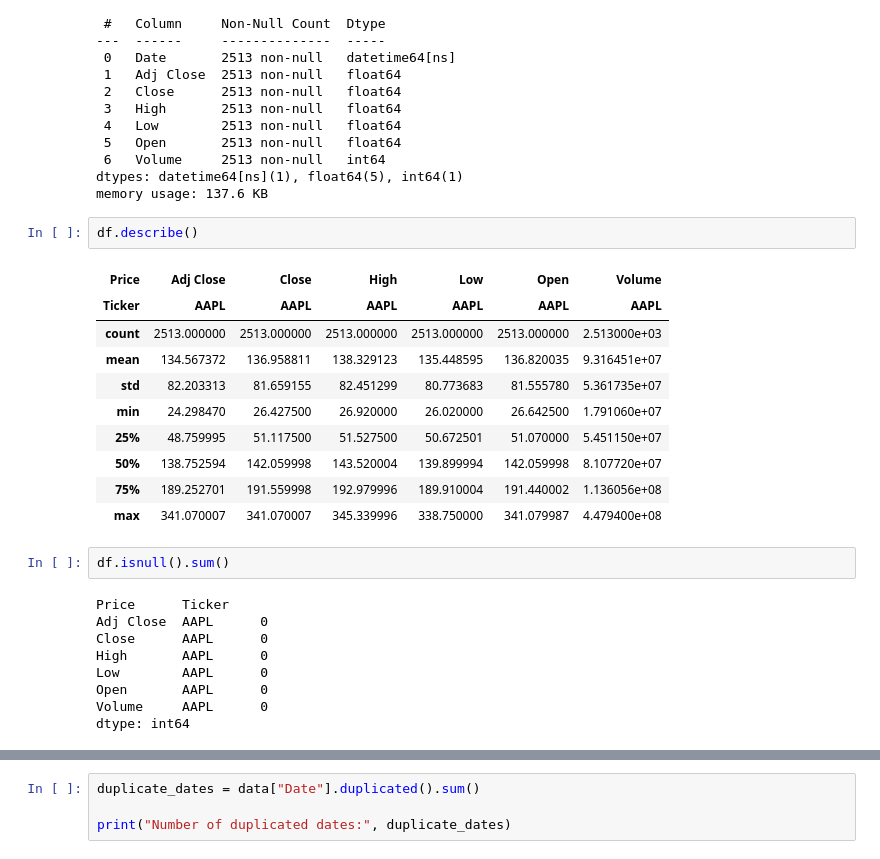
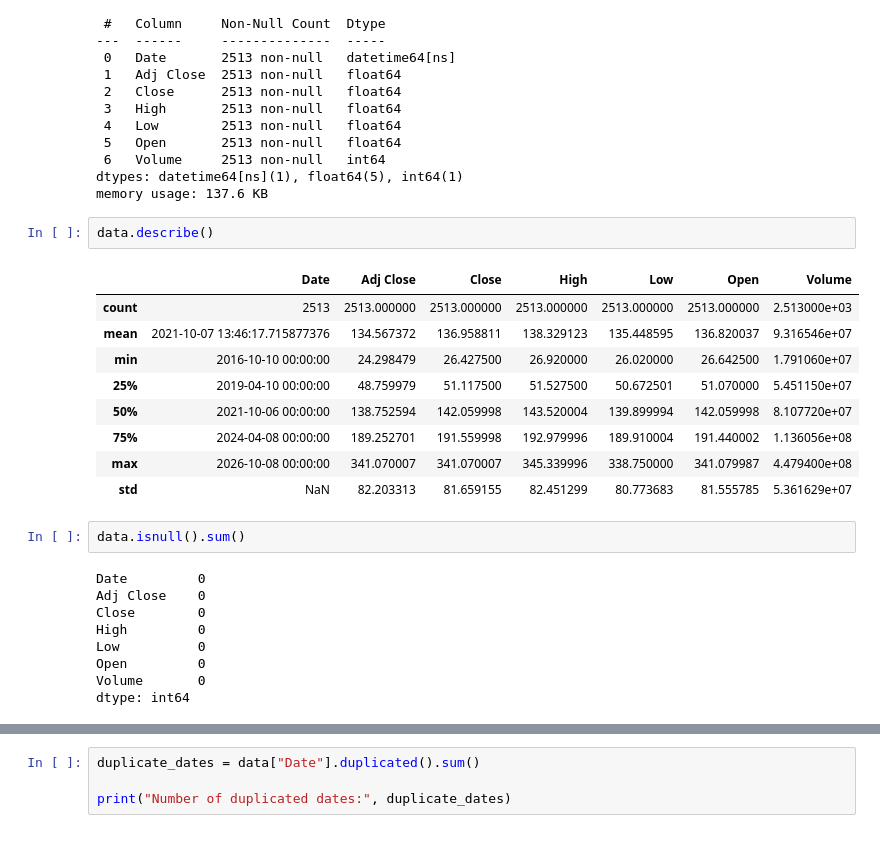
Before and after one commit to 2026228-dev/CA1MLB-2026228, a Jupyter notebook: AAPL.ipynb, the cells around one changed output, grey strips where cells are left out. Cells and saved outputs as stored; diff of their text form.

```diff
--- a/AAPL.ipynb
+++ b/AAPL.ipynb
@@ -91,27 +95,26 @@ Data columns (total 7 columns):
 dtypes: datetime64[ns](1), float64(5), int64(1)
 memory usage: 137.6 KB
 # %%
-df.describe()
+data.describe()
 # %% [output]
-| Price | Adj Close | Close | High | Low | Open | Volume |
-| Ticker | AAPL | AAPL | AAPL | AAPL | AAPL | AAPL |
-| count | 2513.000000 | 2513.000000 | 2513.000000 | 2513.000000 | 2513.000000 | 2.513000e+03 |
-| mean | 134.567372 | 136.958811 | 138.329123 | 135.448595 | 136.820035 | 9.316451e+07 |
-| std | 82.203313 | 81.659155 | 82.451299 | 80.773683 | 81.555780 | 5.361735e+07 |
-| min | 24.298470 | 26.427500 | 26.920000 | 26.020000 | 26.642500 | 1.791060e+07 |
-| 25% | 48.759995 | 51.117500 | 51.527500 | 50.672501 | 51.070000 | 5.451150e+07 |
-| 50% | 138.752594 | 142.059998 | 143.520004 | 139.899994 | 142.059998 | 8.107720e+07 |
-| 75% | 189.252701 | 191.559998 | 192.979996 | 189.910004 | 191.440002 | 1.136056e+08 |
-| max | 341.070007 | 341.070007 | 345.339996 | 338.750000 | 341.079987 | 4.479400e+08 |
+|  | Date | Adj Close | Close | High | Low | Open | Volume |
+| count | 2513 | 2513.000000 | 2513.000000 | 2513.000000 | 2513.000000 | 2513.000000 | 2.513000e+03 |
+| mean | 2021-10-07 13:46:17.715877376 | 134.567372 | 136.958811 | 138.329123 | 135.448595 | 136.820037 | 9.316546e+07 |
+| min | 2016-10-10 00:00:00 | 24.298479 | 26.427500 | 26.920000 | 26.020000 | 26.642500 | 1.791060e+07 |
+| 25% | 2019-04-10 00:00:00 | 48.759979 | 51.117500 | 51.527500 | 50.672501 | 51.070000 | 5.451150e+07 |
+| 50% | 2021-10-06 00:00:00 | 138.752594 | 142.059998 | 143.520004 | 139.899994 | 142.059998 | 8.107720e+07 |
+| 75% | 2024-04-08 00:00:00 | 189.252701 | 191.559998 | 192.979996 | 189.910004 | 191.440002 | 1.136056e+08 |
+| max | 2026-10-08 00:00:00 | 341.070007 | 341.070007 | 345.339996 | 338.750000 | 341.079987 | 4.479400e+08 |
+| std | NaN | 82.203313 | 81.659155 | 82.451299 | 80.773683 | 81.555785 | 5.361629e+07 |
 # %%
-df.isnull().sum()
+data.isnull().sum()
 # %% [output]
-Price      Ticker
-Adj Close  AAPL      0
-Close      AAPL      0
-High       AAPL      0
-Low        AAPL      0
-Open       AAPL      0
-Volume     AAPL      0
+Date         0
+Adj Close    0
+Close        0
+High         0
+Low          0
+Open         0
+Volume       0
 dtype: int64
 # %%
```
Also changed, not shown: parts of 7 cells of this notebook, 3 other files.
